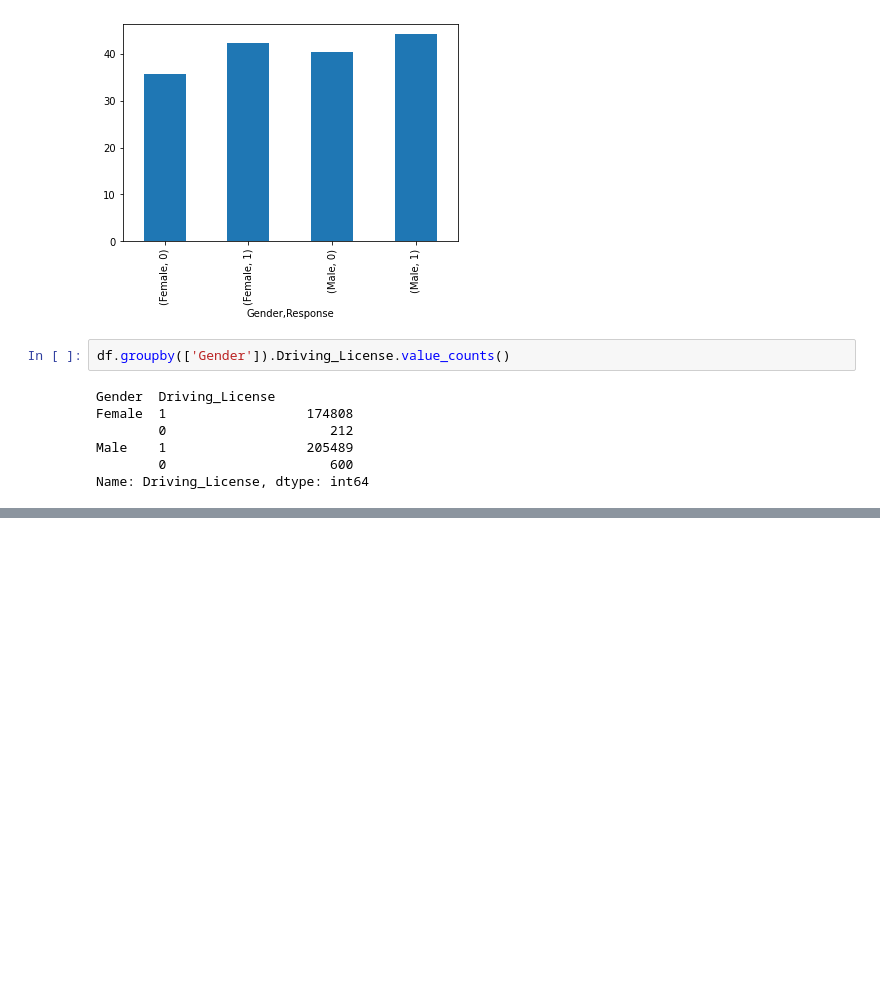
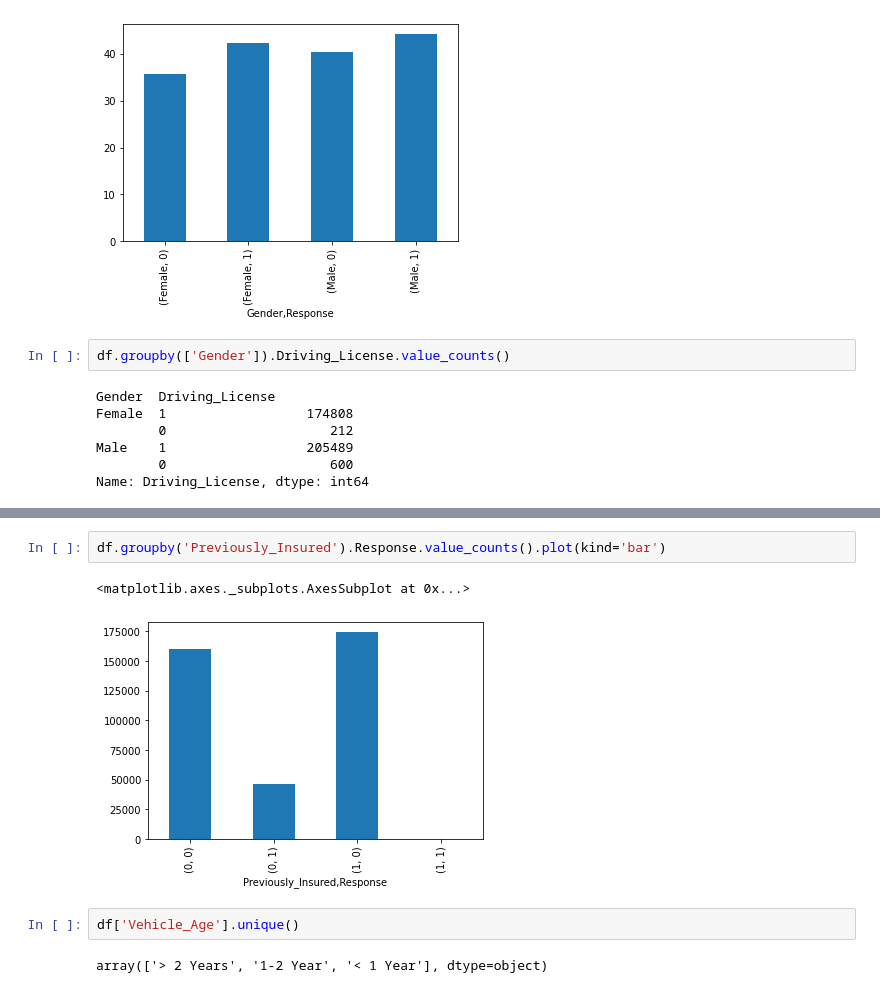
Before and after one commit to pi-mishra/HEALTH-INSURANCE-CROSS-SELL-PREDICTION, a Jupyter notebook: HEALTH_INSURANCE_CROSS_SELL_PREDICTION_(piyush).ipynb, the cells around one changed output, grey strips where cells are left out. Cells and saved outputs as stored; diff of their text form; blank space fills up the shorter version.

```diff
--- a/HEALTH_INSURANCE_CROSS_SELL_PREDICTION_(piyush).ipynb
+++ b/HEALTH_INSURANCE_CROSS_SELL_PREDICTION_(piyush).ipynb
@@ -176,0 +231,9 @@ Name: Driving_License, dtype: int64
+# %%
+df.groupby('Previously_Insured').Response.value_counts().plot(kind='bar')
+# %% [output]
+<matplotlib.axes._subplots.AxesSubplot at 0x...>
+[figure, added]
+# %%
+df['Vehicle_Age'].unique()
+# %% [output]
+array(['> 2 Years', '1-2 Year', '< 1 Year'], dtype=object)
```
Also changed, not shown: parts of 7 cells of this notebook.
